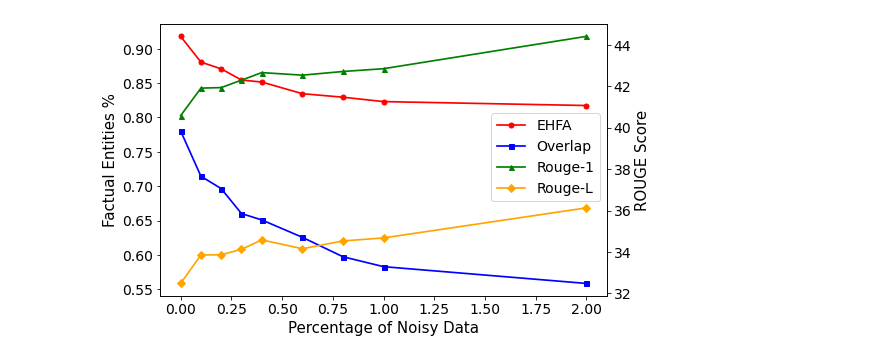
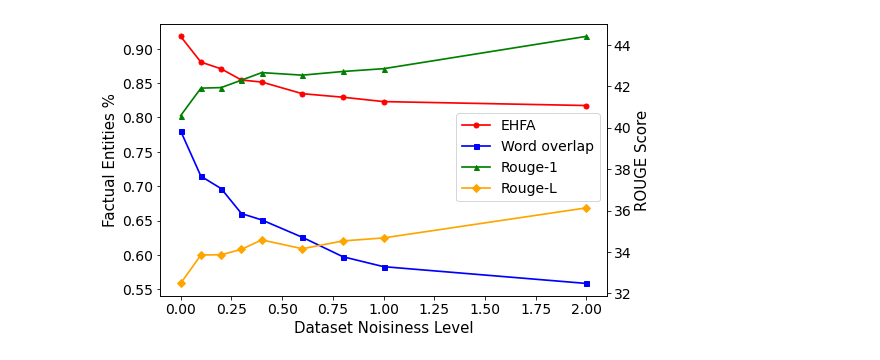
Before and after one commit to mcao610/hallucination_detection, a Jupyter notebook: notebooks/noise_percent_diagram.ipynb, the cells around one changed output. Cells and saved outputs as stored; diff of their text form; code cells hidden in the pictures.

```diff
--- a/notebooks/noise_percent_diagram.ipynb
+++ b/notebooks/noise_percent_diagram.ipynb
@@ -39,33 +39,33 @@ Rouge_l = [0.32481, 0.33854, 0.33866, 0.34128, 0.34583, 0.34156, 0.34533, 0.3467
 # %%
 # plt.figure(figsize=(4.5, 3.5))
 fig, ax1 = plt.subplots(figsize=(8, 5))
 ax2 = ax1.twinx()
 
 l1, = ax1.plot(percentage, prediction_factuality, marker='o', markersize=5.0, color='red', lw=1.7, label='EHFA')
-l2, = ax1.plot(percentage, [1 - o for o in overlap], marker="s", markersize=5.0, color='blue', lw=1.7, label='Overlap')
+l2, = ax1.plot(percentage, [1 - o for o in overlap], marker="s", markersize=5.0, color='blue', lw=1.7, label='Word overlap')
 l3, = ax2.plot(percentage, [r * 100 for r in Rouge_1], marker="^", markersize=5.0, color='green', lw=1.7, label='Rouge-1')
 # l4, = ax2.plot(percentage, [r * 100 for r in Rouge_2], marker='8', markersize=5.0, color='pink', lw=1.7, label='Rouge-2')
 l5, = ax2.plot(percentage, [r * 100 for r in Rouge_l], marker='D', markersize=5.0, color='orange', lw=1.7, label='Rouge-L')
 
 # plt.plot([0, 1], [0, 1], color='navy', lw=lw, linestyle='--')
 # plt.xlim([0.0, 1.0])
 # ax1.set_ylim([0.50, 1.0])
 
-ax1.set_xlabel('Percentage of Noisy Data', fontweight ='normal', fontsize=15)
+ax1.set_xlabel('Dataset Noisiness Level', fontweight ='normal', fontsize=15)
 ax1.set_ylabel('Factual Entities %', fontweight ='normal', fontsize=15)
 ax2.set_ylabel('ROUGE Score', fontweight ='normal', fontsize=15)
 
 # plt.title('ROC Curve ')
 # fig.legend(loc="center right", borderaxespad=5.0)
 fig.legend(loc="center right", bbox_to_anchor=(0.9,0.51), fontsize=14)
 # fig.legend([l1, l2, l3],
 #            labels=['EHFA', 'Overlap', 'Rouge-1'],
 #            loc="center right",
 #            borderaxespad=0.1)
 ax1.tick_params(axis='both', which='major', labelsize=14)
 ax2.tick_params(axis='both', which='major', labelsize=14)
 
 plt.savefig('figures/noise.pdf', dpi=600)
 plt.show()
 # %% [output]
-[figure, old version]
+[figure, new version]
```
Also changed, not shown: 2 other files.
